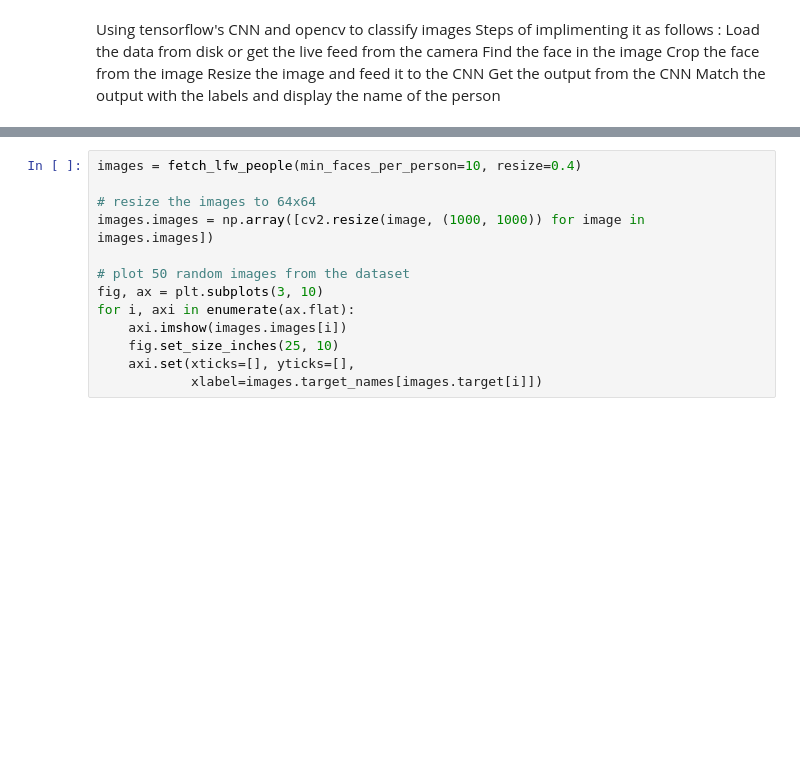
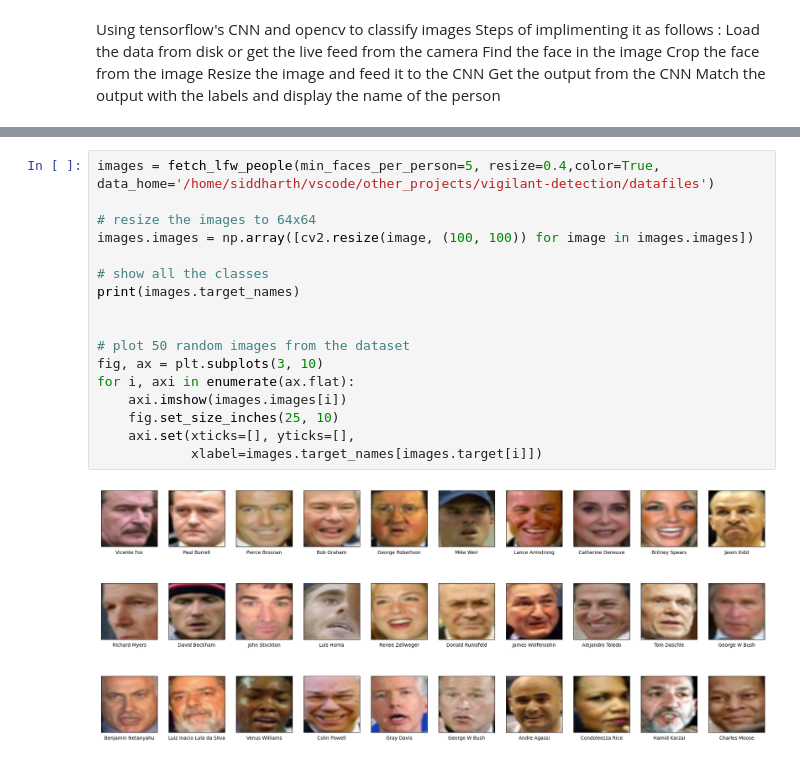
Before and after one commit to Siddhu2502/vigilant-detection, a Jupyter notebook: code/engine.ipynb, the cells around one changed output, grey strips where cells are left out. Saved outputs shown, nothing was run; the diff lists cells and outputs as text; blank space fills up the shorter version.

```diff
--- a/code/engine.ipynb
+++ b/code/engine.ipynb
@@ -54,15 +60,21 @@ class ImageClassifier:
 # creating an object of the class ImageClassifier
 imageclassifier = ImageClassifier(path = None)
 # %%
-images = fetch_lfw_people(min_faces_per_person=10, resize=0.4)
+images = fetch_lfw_people(min_faces_per_person=5, resize=0.4,color=True, data_home='/home/siddharth/vscode/other_projects/vigilant-detection/datafiles')
 
 # resize the images to 64x64
-images.images = np.array([cv2.resize(image, (1000, 1000)) for image in images.images])
+images.images = np.array([cv2.resize(image, (100, 100)) for image in images.images])
+
+# show all the classes
+print(images.target_names)
+
 
 # plot 50 random images from the dataset
 fig, ax = plt.subplots(3, 10)
 for i, axi in enumerate(ax.flat):
     axi.imshow(images.images[i])
     fig.set_size_inches(25, 10)
     axi.set(xticks=[], yticks=[],
             xlabel=images.target_names[images.target[i]])
+# %% [output]
+[figure, added]
```
Also changed, not shown: parts of 2 cells of this notebook, 1 other file.
